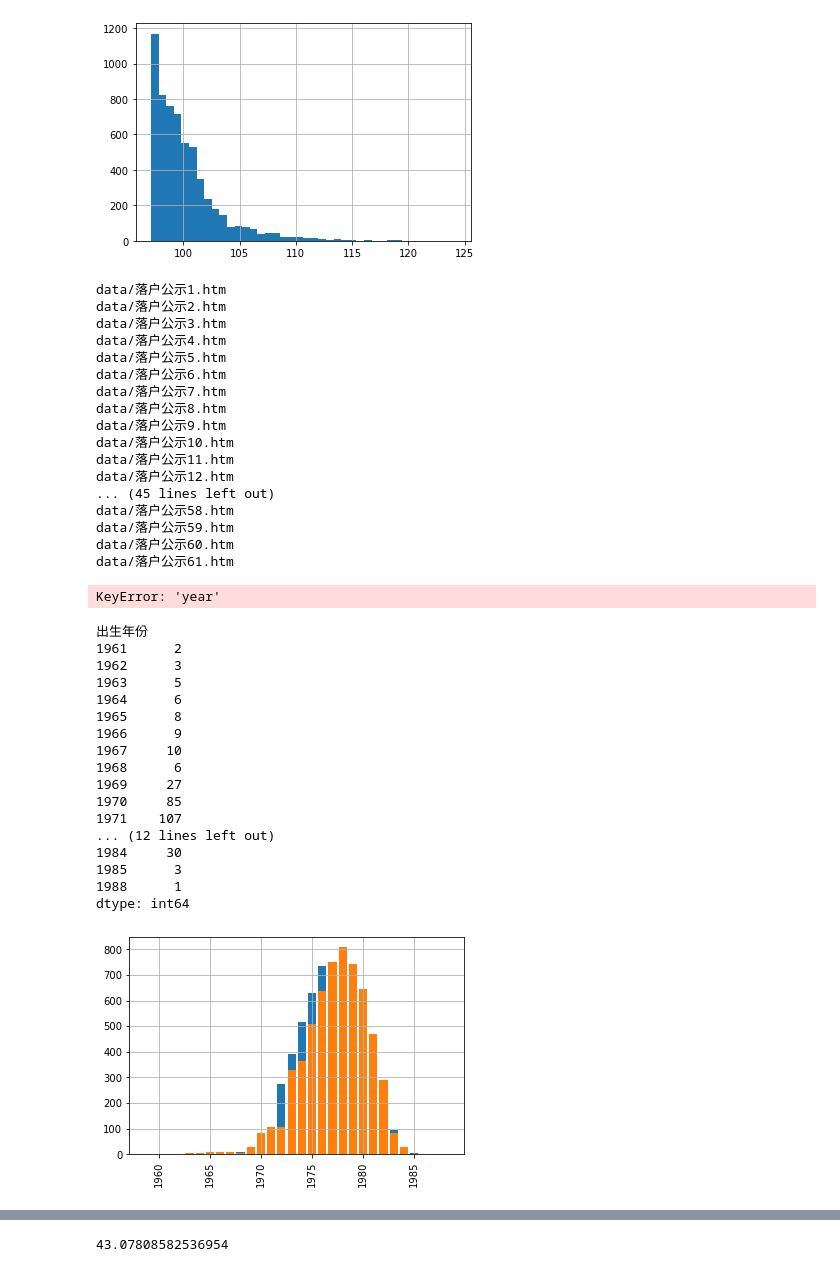
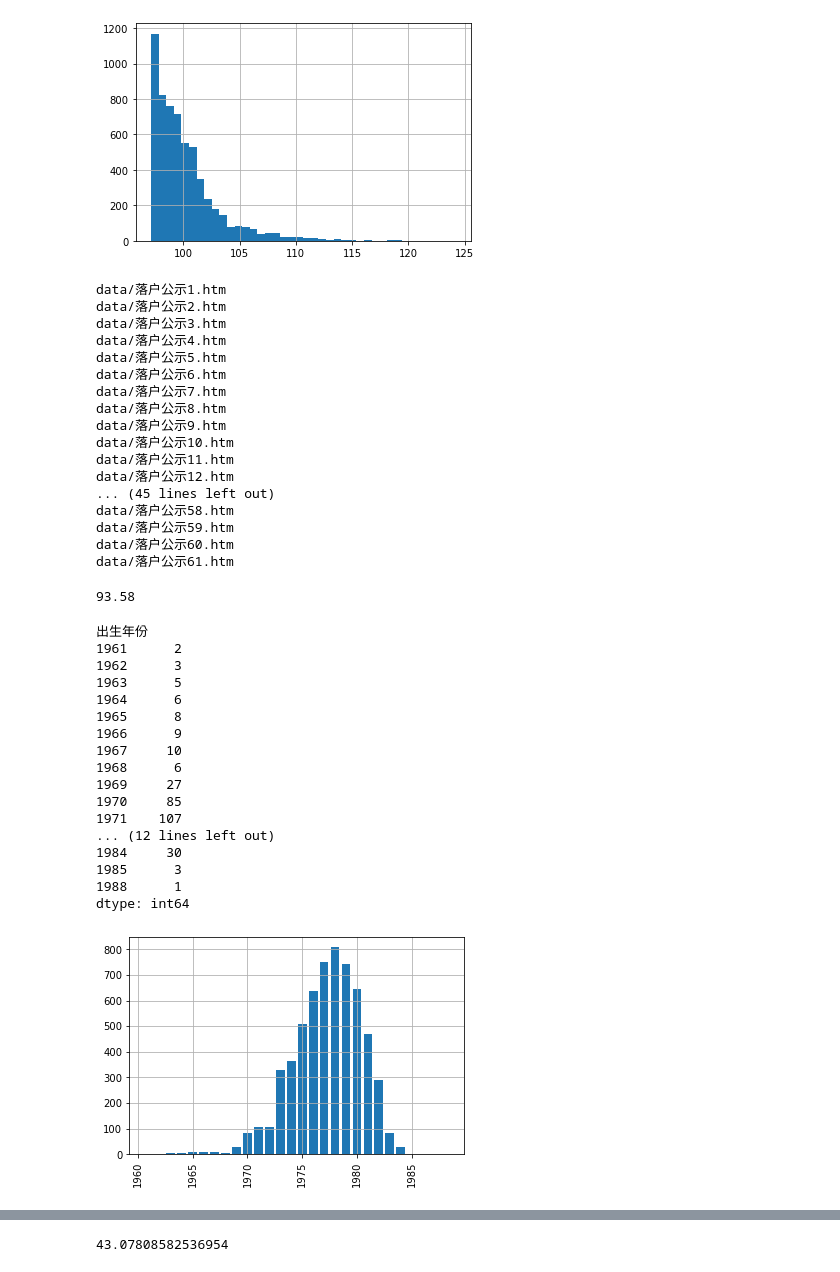
Before and after one commit to BerSerK/BeiJingLuoHu, a Jupyter notebook: 积分落户分析2020.ipynb, the cells around one changed output, grey strips where cells are left out. Cells and saved outputs as stored; diff of their text form; code cells hidden in the pictures.

```diff
--- a/积分落户分析2020.ipynb
+++ b/积分落户分析2020.ipynb
@@ -62,8 +71,8 @@ for i in range(1, 62):
     dfs.append(read_data('data/落户公示%d.htm'%i))
 df2019 = pd.concat(dfs)
 df2019['year'] = [int(a.split('-')[0]) for a in df2019['出生年月']]
-df2019['age'] = 2019-df['year']
-df2019.index = df['序号']
+df2019['age'] = 2019-df2019['year']
+df2019.index = df2019['序号']
 # %% [output]
 data/落户公示1.htm
 data/落户公示2.htm
@@ -82,36 +91,39 @@ data/落户公示58.htm
 data/落户公示59.htm
 data/落户公示60.htm
 data/落户公示61.htm
-KeyError: 'year'
+# %%
+df2019['积分分值'].min()
+# %% [output]
+93.58
 # %%
 import matplotlib.pyplot as plt
 
 data2019 = df2019.groupby('year').size()
-plt.bar(data2019.index, data2019)
+#plt.bar(data2019.index, data2019)
 plt.grid(True)
 plt.xticks(rotation=90)
 
 data = df.groupby('出生年份').size()
 plt.bar(data.index, data)
 plt.grid(True)
 plt.xticks(rotation=90)
 display(data)
 # %% [output]
 出生年份
 1961      2
 1962      3
 1963      5
 1964      6
 1965      8
 1966      9
 1967     10
 1968      6
 1969     27
 1970     85
 1971    107
 ... (12 lines left out)
 1984     30
 1985      3
 1988      1
 dtype: int64
-[figure, old version]
+[figure, new version]
```
Also changed, not shown: parts of 6 cells of this notebook.
